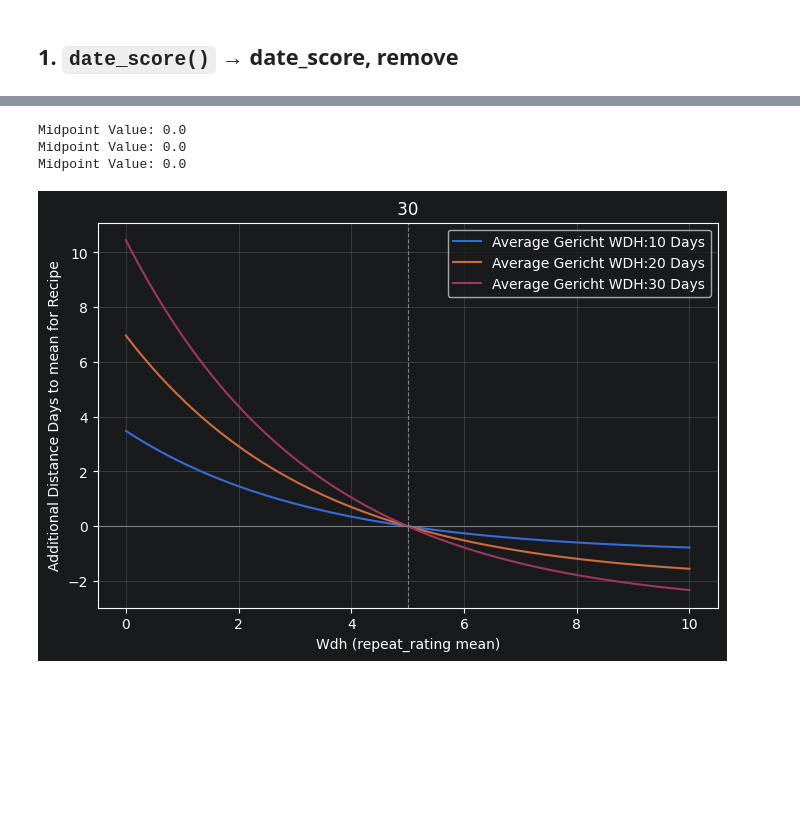
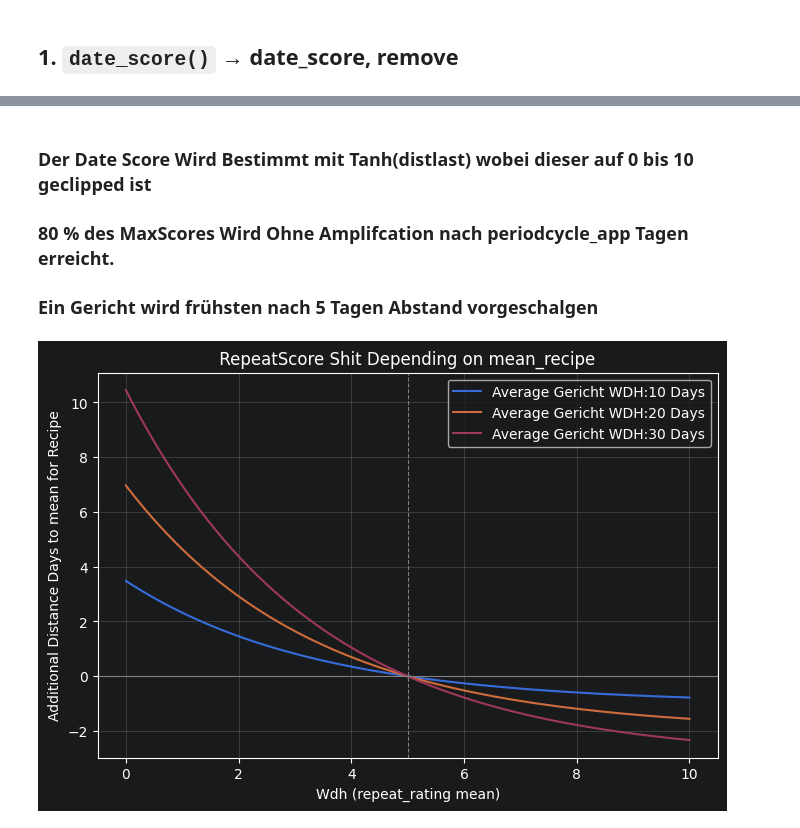
Before and after one commit to FunPhantasie/SmartFood, a Jupyter notebook: docs/Testing/date_score.ipynb, the cells around one changed output, grey strips where cells are left out. Drawn from its saved outputs; the diff is of its cells as text; code cells hidden in the pictures; blank space fills up the shorter version.

```diff
--- a/docs/Testing/date_score.ipynb
+++ b/docs/Testing/date_score.ipynb
@@ -40,3 +49,7 @@ plt.show()
+# %% [markdown]
+### Der Date Score Wird Bestimmt mit Tanh(distlast) wobei dieser auf 0 bis 10 geclipped ist
+### 80 % des MaxScores Wird Ohne Amplifcation nach periodcycle_app Tagen erreicht.
+### Ein Gericht wird frühsten nach 5 Tagen Abstand vorgeschalgen
 # %%
 steepnes=0.3
 Max_REWARD = 0.9       # Wdh 0-10: hier keine Verschiebung
@@ -47,21 +61,18 @@ def repeat_weight(repeat,mean_repeat):
 # %%
 repeats = np.linspace(0, 10, 201)
 mean_repeats=[10,20,30] #Wie Oft Gericht im Mean Gekocht Wurde
 
 fig, ax = plt.subplots(figsize=(8, 5))
 for mean_repeat in mean_repeats:
     y=repeat_weight(repeats,mean_repeat=mean_repeat)
     ax.plot(repeats, y,label=f"Average Gericht WDH:{mean_repeat} Days")
-    print(f"Midpoint Value: {repeat_weight(5,mean_repeat=mean_repeat)}")
+
 ax.axhline(0, color="gray", lw=0.8)
 ax.axvline(MAX_SCORE/2, color="gray", lw=0.8, ls="--")
 ax.set_xlabel("Wdh (repeat_rating mean)")
 ax.set_ylabel("Additional Distance Days to mean for Recipe")
-ax.set_title(f" {mean_repeat} ")
+ax.set_title(f" RepeatScore Shit Depending on mean_recipe ")
 ax.legend()
 ax.grid(alpha=0.3)
 # %% [output]
-Midpoint Value: 0.0
-Midpoint Value: 0.0
-Midpoint Value: 0.0
-[figure, old version]
+[figure, new version]
```
Also changed, not shown: parts of 16 cells of this notebook, 1 other file.
